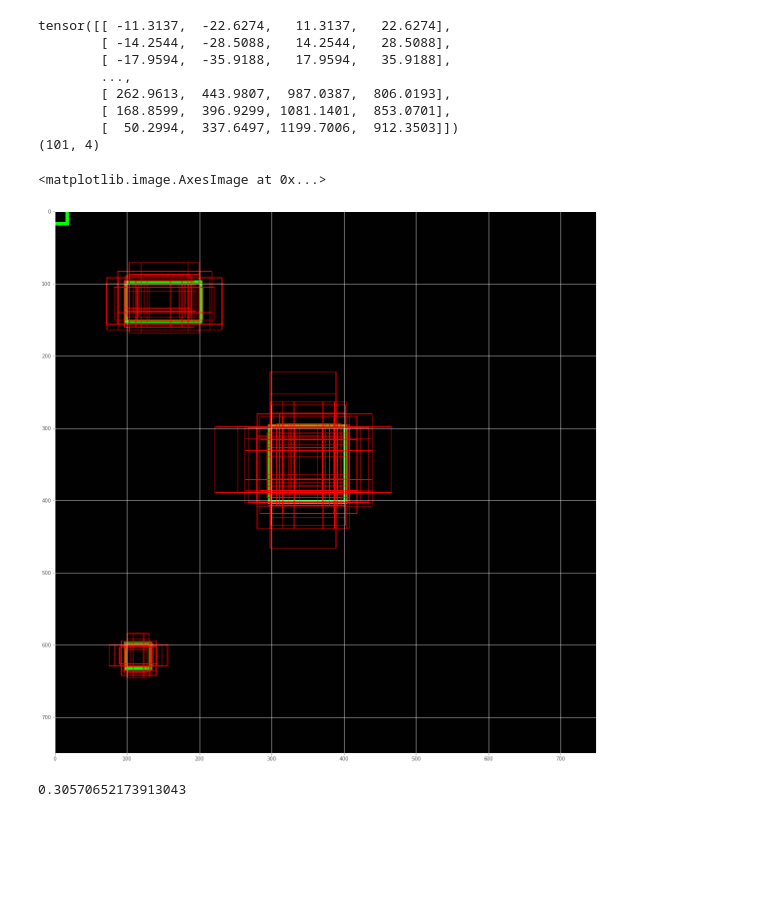
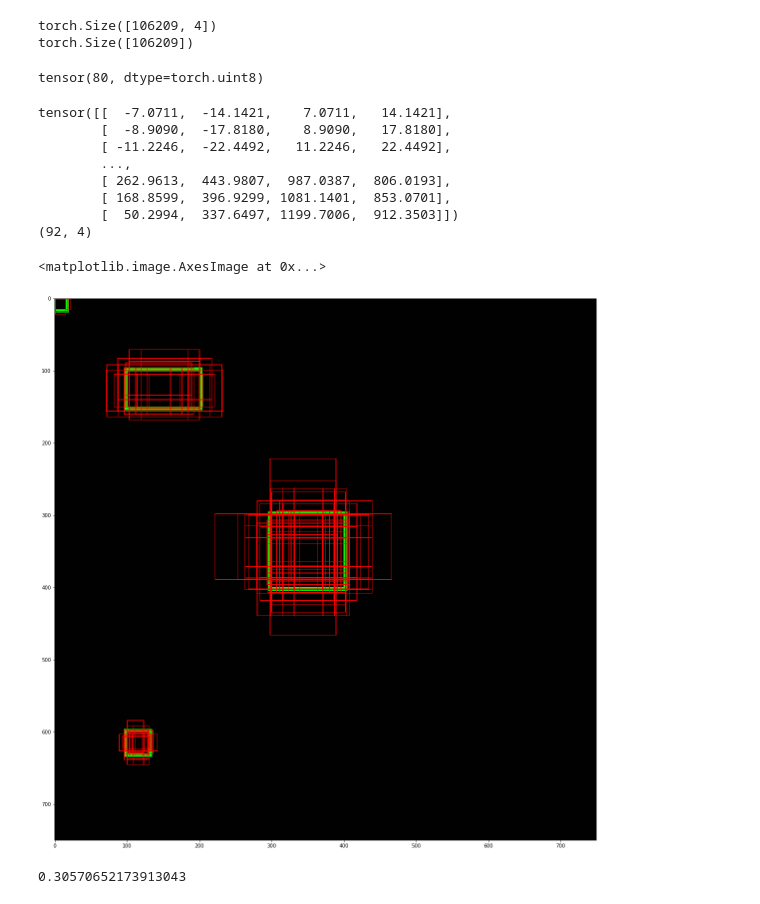
Before and after one commit to i008/dsr-pytorch, a Jupyter notebook: 12 - understanding_bbox_encoding.ipynb, the cells around one changed output. Saved outputs shown, nothing was run; the diff lists cells and outputs as text; code cells hidden in the pictures; blank space fills up the shorter version.

```diff
--- a/12 - understanding_bbox_encoding.ipynb
+++ b/12 - understanding_bbox_encoding.ipynb
@@ -64,44 +66,55 @@ for fm_name, boxes, i in zip(feature_map_names, anchors_per_fm, n_anchors):
+# %%
+loc_targets, cls_targets = encoder.encode(some_box, labels, input_size)
+print(loc_targets.shape)
+print(cls_targets.shape)
+sum(cls_targets>0)
+# %% [output]
+torch.Size([106209, 4])
+torch.Size([106209])
+tensor(80, dtype=torch.uint8)
 # %%
-encoder = DataEncoder()
+encoder = DataEncoder(anchor_areas=[20*20., 64*64., 128*128., 256*256., 512*512.])
+# encoder.anchor_areas = [15*15, 64*64., 128*128., 256*256., 512*512.]
 anchors,_ = encoder._get_anchor_boxes(T(im_size))
+
 anchors = change_box_order(anchors, 'xywh2xyxy')
 print(anchors)
 anchors = np.array(anchors)
 some_box = T([[0,0,15,15], [100,100,200,150],[300,300,400,400], [100,600, 130, 630]])
 input_size = T(im_size)
-labels = T([0,0,0,0])
+labels = T([0,1,2,3])
 loc_targets, cls_targets = encoder.encode(some_box, labels, input_size)
 
 
 matched_anchors = anchors[np.array(cls_targets>0.9).astype(bool),:]
 
 
 real_bbs_on_image = ia.BoundingBoxesOnImage(
     [ia.BoundingBox(*b) for b in some_box], shape=im_size)
 
 matched_anchors_on_image = ia.BoundingBoxesOnImage(
     [ia.BoundingBox(*b) for b in matched_anchors], shape=im_size)
 
 print(matched_anchors.shape)
 
 canvas = np.ones(im_size+(3,))
 image = Image.fromarray(np.uint8(canvas))
 image = real_bbs_on_image.draw_on_image(image, thickness=5)
 image = matched_anchors_on_image.draw_on_image(image, color=[255,0,0], thickness=1, alpha=0.9)
 
 plt.figure(figsize=(20,20))
 plt.imshow(image)
 # %% [output]
-tensor([[ -11.3137,  -22.6274,   11.3137,   22.6274],
-        [ -14.2544,  -28.5088,   14.2544,   28.5088],
-        [ -17.9594,  -35.9188,   17.9594,   35.9188],
+tensor([[  -7.0711,  -14.1421,    7.0711,   14.1421],
+        [  -8.9090,  -17.8180,    8.9090,   17.8180],
+        [ -11.2246,  -22.4492,   11.2246,   22.4492],
         ...,
         [ 262.9613,  443.9807,  987.0387,  806.0193],
         [ 168.8599,  396.9299, 1081.1401,  853.0701],
         [  50.2994,  337.6497, 1199.7006,  912.3503]])
-(101, 4)
+(92, 4)
 <matplotlib.image.AxesImage at 0x...>
-[figure, old version]
+[figure, new version]
 # %%
 # from utils import box_iou
 # a = T([[0,0,30,30]])
```
Also changed, not shown: parts of 10 cells of this notebook, 5 other files.
